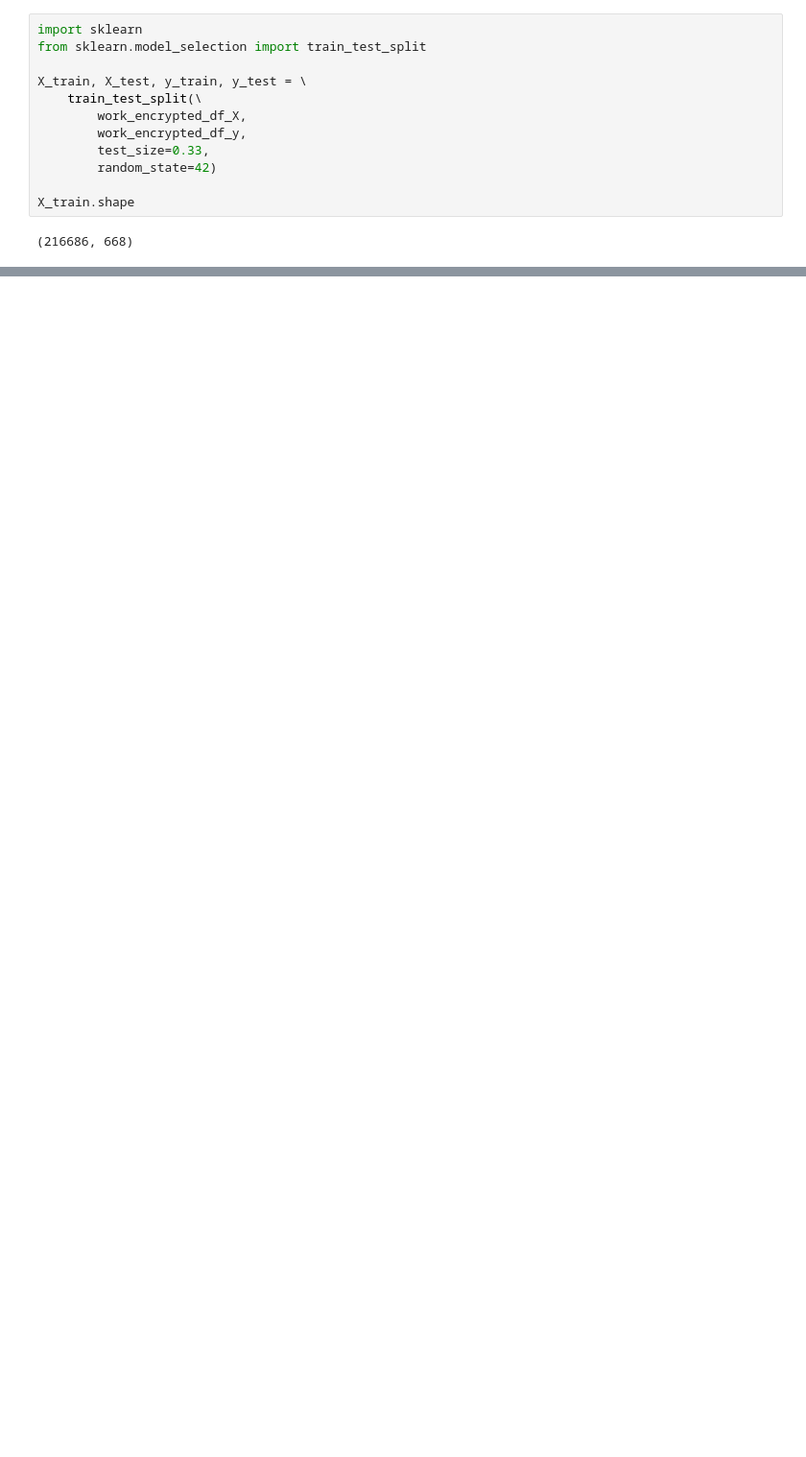
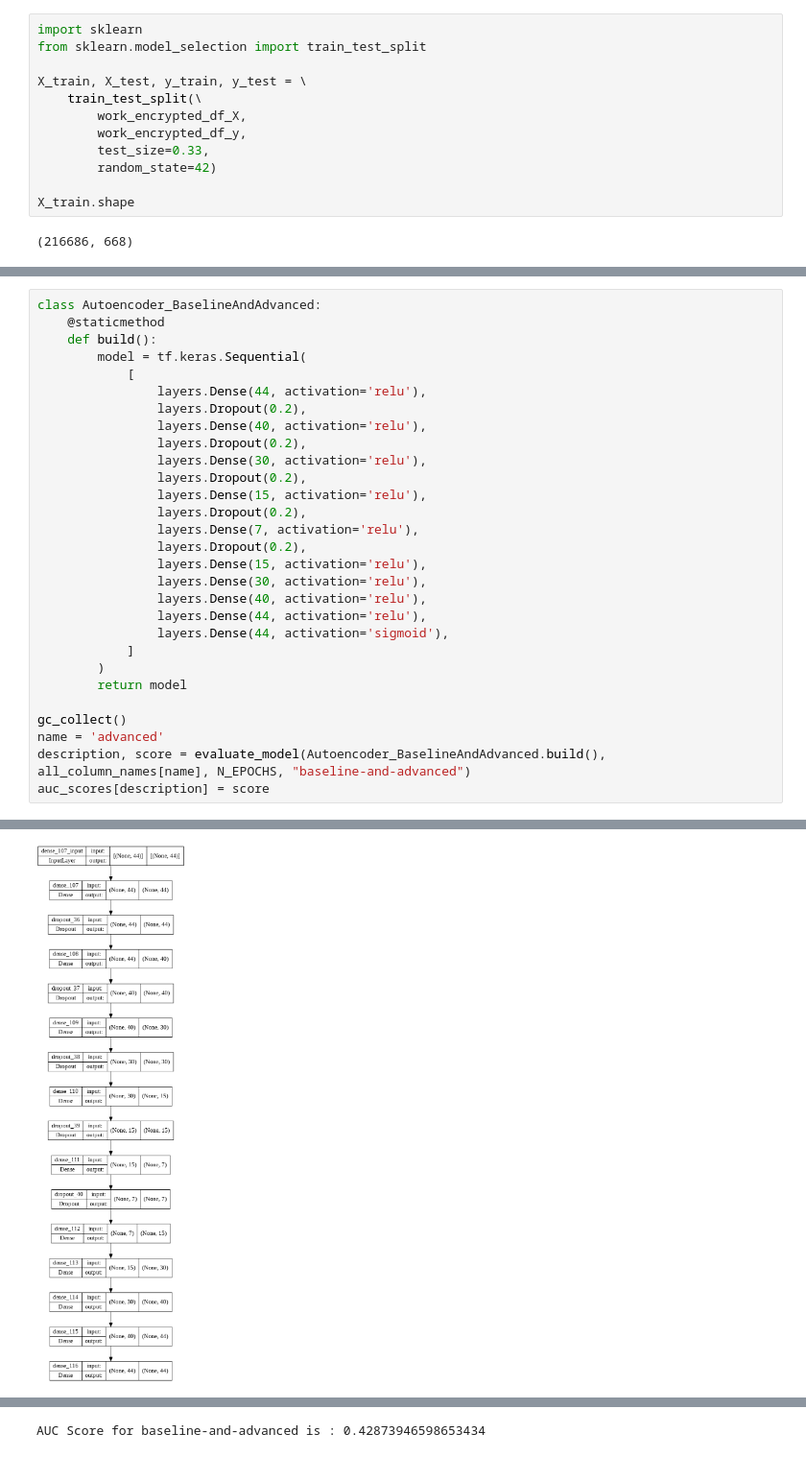
Before and after one commit to bhattacharjee/RansomFoRRT, a Jupyter notebook: iteration_3.0.ipynb/Autoencoder_iteration_3.2_invert.ipynb, the cells around one changed output, grey strips where cells are left out. Shown at 96% size. Drawn from its saved outputs; the diff is of its cells as text; blank space fills up the shorter version.

```diff
--- a/iteration_3.0.ipynb/Autoencoder_iteration_3.2_invert.ipynb
+++ b/iteration_3.0.ipynb/Autoencoder_iteration_3.2_invert.ipynb
@@ -348,0 +569,30 @@ plt.plot(fpr, tpr)
+# %%
+class Autoencoder_BaselineAndAdvanced:
+    @staticmethod
+    def build():
+        model = tf.keras.Sequential(
+            [
+                layers.Dense(44, activation='relu'),
+                layers.Dropout(0.2),
+                layers.Dense(40, activation='relu'),
+                layers.Dropout(0.2),
+                layers.Dense(30, activation='relu'),
+                layers.Dropout(0.2),
+                layers.Dense(15, activation='relu'),
+                layers.Dropout(0.2),
+                layers.Dense(7, activation='relu'),
+                layers.Dropout(0.2),
+                layers.Dense(15, activation='relu'),
+                layers.Dense(30, activation='relu'),
+                layers.Dense(40, activation='relu'),
+                layers.Dense(44, activation='relu'),
+                layers.Dense(44, activation='sigmoid'),
+            ]
+        )
+        return model
+
+gc_collect()
+name = 'advanced'
+description, score = evaluate_model(Autoencoder_BaselineAndAdvanced.build(), all_column_names[name], N_EPOCHS, "baseline-and-advanced")
+auc_scores[description] = score
+# %% [output]
@@ -348,0 +616 @@ plt.plot(fpr, tpr)
+[figure, added]
@@ -348,0 +624 @@ plt.plot(fpr, tpr)
+AUC Score for baseline-and-advanced is : 0.42873946598653434
```
Also changed, not shown: parts of 25 cells of this notebook.
